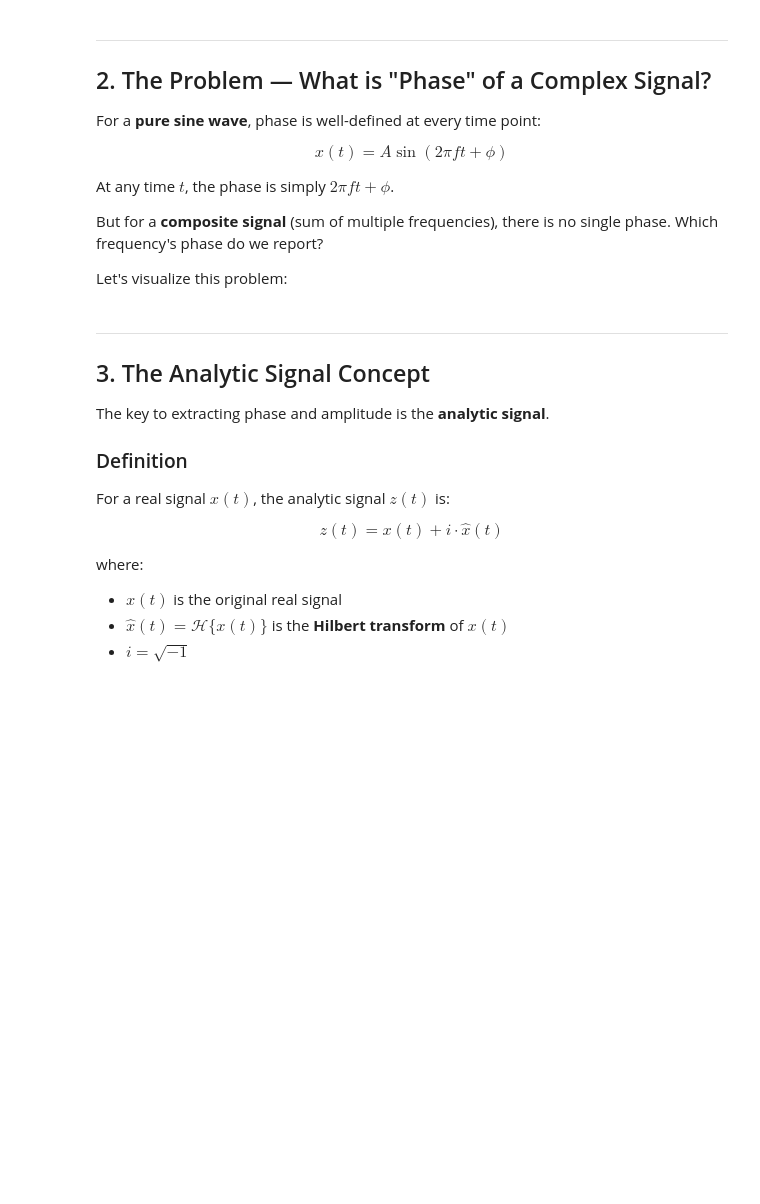
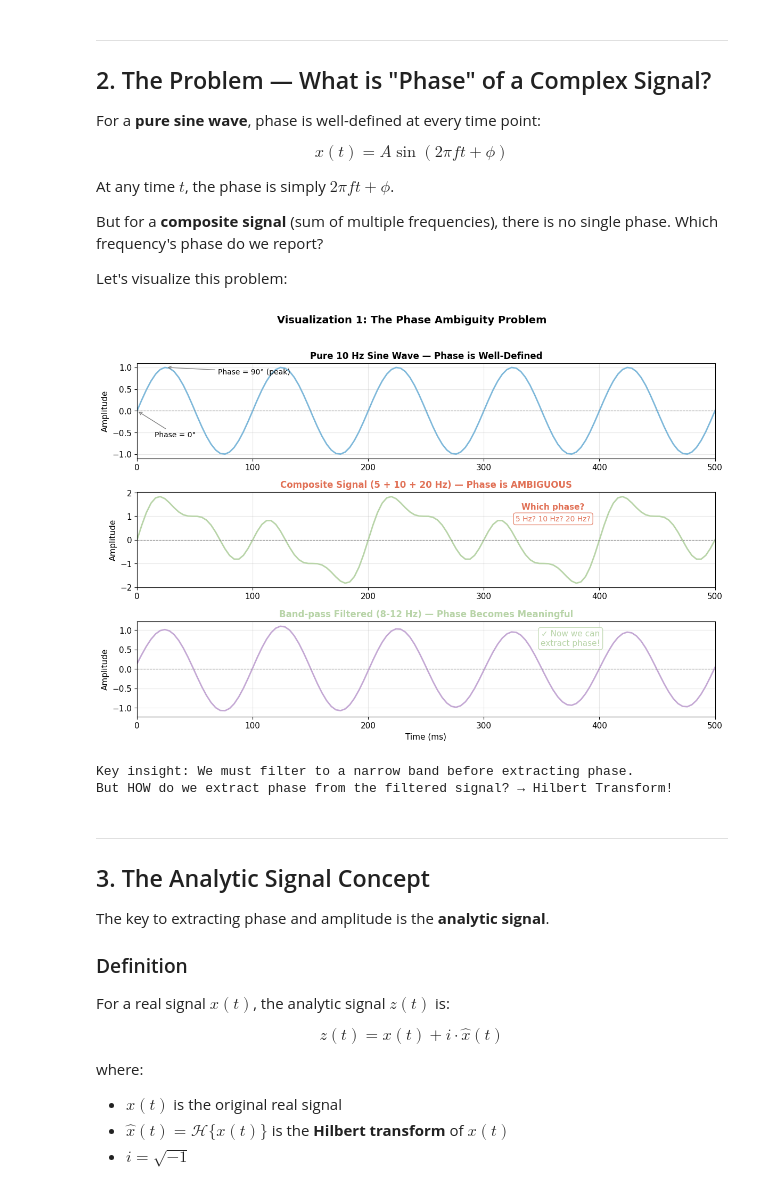
Before and after one commit to Ramdam17/ConnectivityMetricsTutorials, a Jupyter notebook: notebooks/01_foundations/B_phase_and_amplitude/B01_hilbert_transform.ipynb, the cells around one changed output. Saved outputs shown, nothing was run; the diff lists cells and outputs as text; code cells hidden in the pictures; blank space fills up the shorter version.

```diff
--- a/notebooks/01_foundations/B_phase_and_amplitude/B01_hilbert_transform.ipynb
+++ b/notebooks/01_foundations/B_phase_and_amplitude/B01_hilbert_transform.ipynb
@@ -94,7 +127,7 @@ fig, axes = plt.subplots(3, 1, figsize=(12, 8))
 
 # Plot 1: Pure sine wave
 ax1 = axes[0]
-ax1.plot(t * 1000, pure_10hz, color=PRIMARY_BLUE, linewidth=2)
+ax1.plot(t * 1000, pure_10hz, color=COLORS["signal_1"], linewidth=2)
 ax1.set_ylabel('Amplitude', fontsize=11)
 ax1.set_title('Pure 10 Hz Sine Wave — Phase is Well-Defined', fontsize=12, fontweight='bold')
 ax1.set_xlim(0, 500)
@@ -108,42 +141,46 @@ ax1.annotate('Phase = 90° (peak)', xy=(25, 1), xytext=(70, 0.85),
              fontsize=10, arrowprops=dict(arrowstyle='->', color='gray'))
 
 # Plot 2: Composite signal
 ax2 = axes[1]
-ax2.plot(t * 1000, composite, color=PRIMARY_GREEN, linewidth=2)
+ax2.plot(t * 1000, composite, color=COLORS["signal_3"], linewidth=2)
 ax2.set_ylabel('Amplitude', fontsize=11)
 ax2.set_title('Composite Signal (5 + 10 + 20 Hz) — Phase is AMBIGUOUS',
-              fontsize=12, fontweight='bold', color=PRIMARY_RED)
+              fontsize=12, fontweight='bold', color=COLORS["negative"])
 ax2.set_xlim(0, 500)
 ax2.grid(True, alpha=0.3)
 ax2.axhline(y=0, color='gray', linestyle='--', linewidth=0.8)
 
 # Add warning annotation with better positioning (top right)
-ax2.text(360, 1.3, 'Which phase?', ha='center', fontsize=11, fontweight='bold', color=PRIMARY_RED)
-ax2.text(360, 0.8, '5 Hz? 10 Hz? 20 Hz?', ha='center', fontsize=10, color=PRIMARY_RED,
-         bbox=dict(boxstyle='round', facecolor='white', edgecolor=PRIMARY_RED, alpha=0.8))
+ax2.text(360, 1.3, 'Which phase?', ha='center', fontsize=11, fontweight='bold', color=COLORS["negative"])
+ax2.text(360, 0.8, '5 Hz? 10 Hz? 20 Hz?', ha='center', fontsize=10, color=COLORS["negative"],
+         bbox=dict(boxstyle='round', facecolor='white', edgecolor=COLORS["negative"], alpha=0.8))
 
 # Plot 3: Filtered signal
 ax3 = axes[2]
-ax3.plot(t * 1000, filtered_10hz, color=ACCENT_PURPLE, linewidth=2)
+ax3.plot(t * 1000, filtered_10hz, color=COLORS["signal_5"], linewidth=2)
 ax3.set_xlabel('Time (ms)', fontsize=11)
 ax3.set_ylabel('Amplitude', fontsize=11)
 ax3.set_title('Band-pass Filtered (8-12 Hz) — Phase Becomes Meaningful',
-              fontsize=12, fontweight='bold', color=PRIMARY_GREEN)
+              fontsize=12, fontweight='bold', color=COLORS["signal_3"])
 ax3.set_xlim(0, 500)
 ax3.grid(True, alpha=0.3)
 ax3.axhline(y=0, color='gray', linestyle='--', linewidth=0.8)
 
 # Add success annotation
 ax3.text(375, 0.6, '✓ Now we can\nextract phase!',
-         ha='center', fontsize=11, color=PRIMARY_GREEN,
-         bbox=dict(boxstyle='round', facecolor='white', edgecolor=PRIMARY_GREEN, alpha=0.8))
+         ha='center', fontsize=11, color=COLORS["signal_3"],
+         bbox=dict(boxstyle='round', facecolor='white', edgecolor=COLORS["signal_3"], alpha=0.8))
 
 plt.suptitle('Visualization 1: The Phase Ambiguity Problem', fontsize=14, fontweight='bold', y=1.02)
 plt.tight_layout()
 plt.show()
 
 print("Key insight: We must filter to a narrow band before extracting phase.")
 print("But HOW do we extract phase from the filtered signal? → Hilbert Transform!")
+# %% [output]
+[figure, added]
+Key insight: We must filter to a narrow band before extracting phase.
+But HOW do we extract phase from the filtered signal? → Hilbert Transform!
 # %% [markdown]
 ---
 
```
Also changed, not shown: parts of 26 cells of this notebook, 1 other file.
